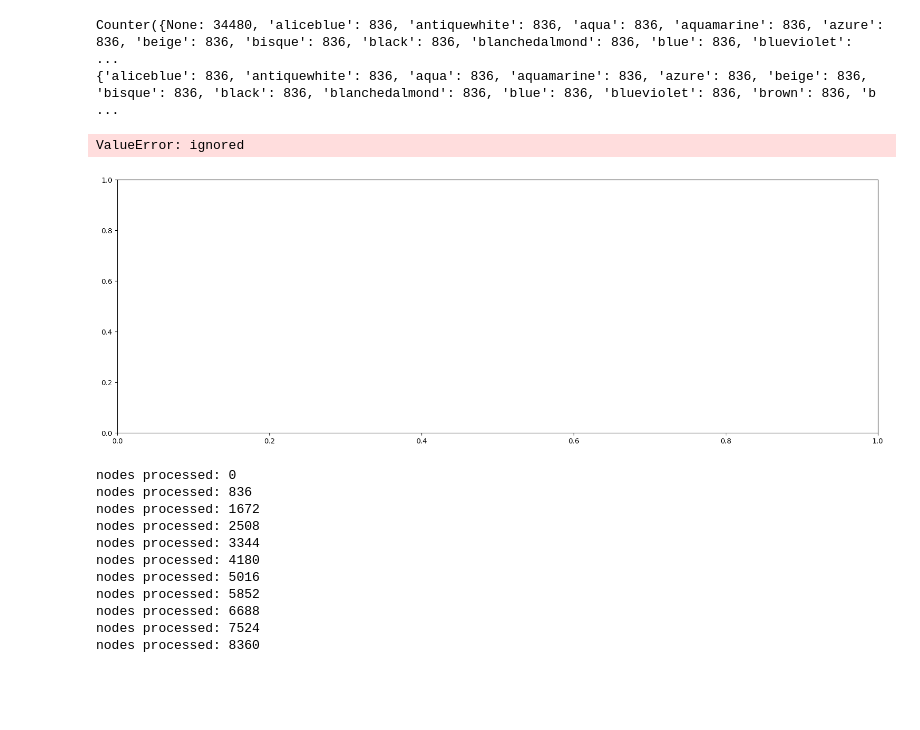
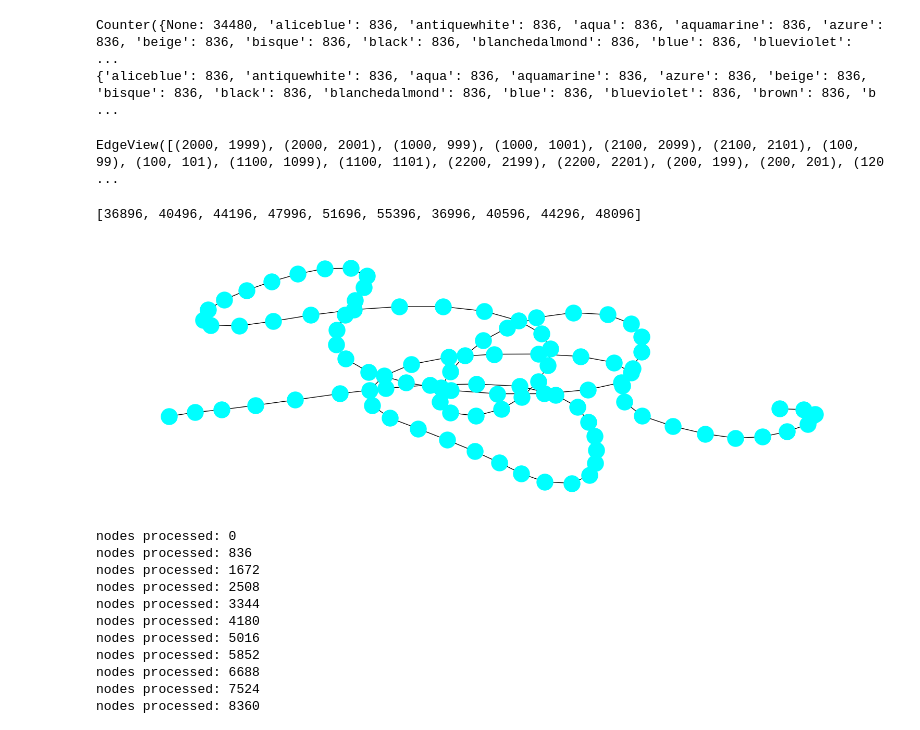
Before and after one commit to RoyZhaoGA/DroughtForecastAI, a Jupyter notebook: Spatial_GNNDroughtPrediction200k.ipynb, the cells around one changed output. Cells and saved outputs as stored; diff of their text form; code cells hidden in the pictures; blank space fills up the shorter version.

```diff
--- a/Spatial_GNNDroughtPrediction200k.ipynb
+++ b/Spatial_GNNDroughtPrediction200k.ipynb
@@ -69,0 +52,2 @@ ten_month_dataset
+# %%
+three_month_dataset = sort_processed_dataset[sort_processed_dataset["Month"].isin([201505, 201506, 201507])]
@@ -136,3 +136,16 @@ display_a_to_b_nodes(Spatial_subset_graph, 0, 30)
 **Spatial-Temporal Graph**
 # %%
 Spatial_temporal_graph = nx.Graph()
+# %%
+Spatial_temporal_graph_test = nx.Graph()
+# %%
+for i in range(len(three_month_dataset)):
+      Spatial_temporal_graph_test.add_node(index, **three_month_dataset.iloc[i][['Lat', 'Lon', 'temperature_2m', 'temperature_2m_min',
+                             'temperature_2m_max', 'dewpoint_temperature_2m', 'total_precipitation_sum',
+                             'total_precipitation_min', 'total_precipitation_max', 'u_component_of_wind_10m',
+                             'v_component_of_wind_10m', 'surface_net_solar_radiation_sum',
+                             'total_evaporation_sum', 'soil_moisture_am', 'soil_moisture_pm', 'NDVI',
+                             'EVI', 'next_month_tempreature', 'next_month_precipitation', 'year', 'month2', 'spei01']].to_dict())
+      print(str(i))
+
+print("finished creating node features")
@@ -195,5 +226,5 @@ finished creating node features
 # %%
 unique_list_of_months = list(set(sort_processed_dataset["Month"]))
 unique_list_of_months.sort()
-unique_list_of_months
+unique_list_of_months_test = unique_list_of_months[0:3]
 # %% [output]
@@ -313,17 +400,24 @@ print(distribution_dict)
 # %% [output]
 Counter({None: 34480, 'aliceblue': 836, 'antiquewhite': 836, 'aqua': 836, 'aquamarine': 836, 'azure': 836, 'beige': 836, 'bisque': 836, 'black': 836, 'blanchedalmond': 836, 'blue': 836, 'blueviolet':  ...
 {'aliceblue': 836, 'antiquewhite': 836, 'aqua': 836, 'aquamarine': 836, 'azure': 836, 'beige': 836, 'bisque': 836, 'black': 836, 'blanchedalmond': 836, 'blue': 836, 'blueviolet': 836, 'brown': 836, 'b ...
+# %%
+Spatial_temporal_graph.edges()
+# %% [output]
+EdgeView([(2000, 1999), (2000, 2001), (1000, 999), (1000, 1001), (2100, 2099), (2100, 2101), (100, 99), (100, 101), (1100, 1099), (1100, 1101), (2200, 2199), (2200, 2201), (200, 199), (200, 201), (120 ...
+# %%
+list(Spatial_temporal_graph.nodes())[0:10]
+# %% [output]
+[36896, 40496, 44196, 47996, 51696, 55396, 36996, 40596, 44296, 48096]
 # %%
-node_colors = []
+# node_colors = []
 
-for node in Spatial_temporal_graph.nodes:
-    color = Spatial_temporal_graph.nodes[node].get('color')
-    node_colors.append(color)
+# for node in Spatial_temporal_graph.nodes:
+#     color = Spatial_temporal_graph.nodes[node].get('color')
+#     node_colors.append(color)
 
-display_a_to_b_nodes(Spatial_temporal_graph, 800, 900, "Lat", node_colors)
+display_a_to_b_nodes(Spatial_temporal_graph_test, 2000, 2100, "Lat")
 # %% [output]
-ValueError: ignored
-[figure, old version]
+[figure, new version]
 # %%
 # Precompute subsets for each month
 month_subsets = {month: sort_processed_dataset[sort_processed_dataset["Month"] == month] for month in unique_list_of_months}
```
Also changed, not shown: parts of 10 cells of this notebook.
